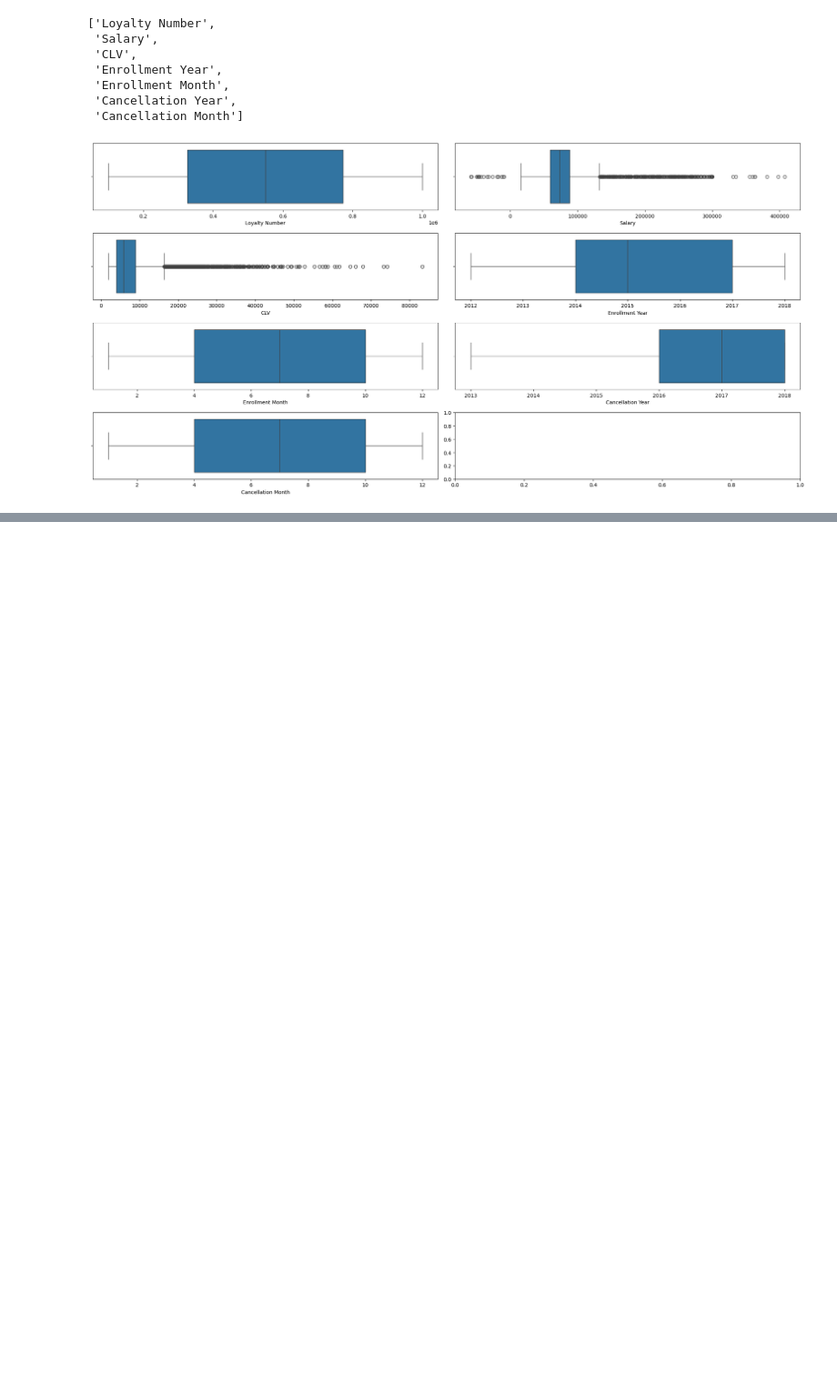
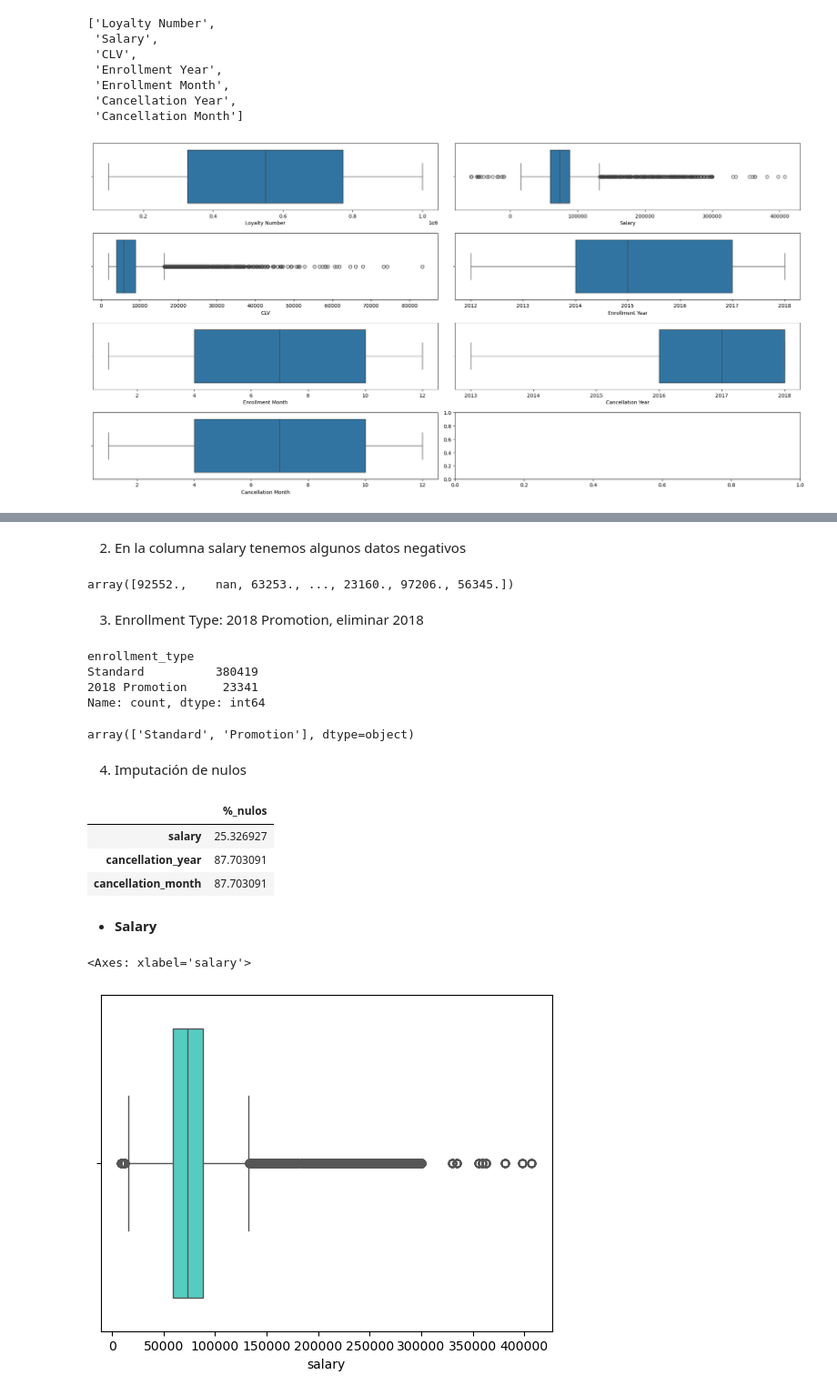
Before and after one commit to Adalab/bda-modulo-3-evaluacion-final-AndreaGonzalezG, a Jupyter notebook: Examen_mod_3.ipynb, the cells around one changed output, grey strips where cells are left out. Shown at 91% size. Cells and saved outputs as stored; diff of their text form; code cells hidden in the pictures; blank space fills up the shorter version.

Commit message:
Fase1.Limpieza e imputacion nulos

```diff
--- a/Examen_mod_3.ipynb
+++ b/Examen_mod_3.ipynb
@@ -474,0 +490,4 @@ plt.tight_layout();
+# %%
+df_cust_merg = df_cust_flight1.merge(df_cust_loyal, how='inner', on="Loyalty Number")
+
+df_cust_merg
@@ -474,0 +512,9 @@ plt.tight_layout();
+# %%
+df_cust_copy= df_cust_merg.copy()
+# %%
+# Homogeneizar nombres columnas
+nuevas_columnas = {columna: columna.strip().lower().replace(" ", "_") for columna in df_cust_copy.columns}
+df_cust_copy.rename(columns=nuevas_columnas, inplace=True)
+
+# Verificar el cambio
+print(df_cust_copy.columns)
@@ -474,0 +539,56 @@ plt.tight_layout();
+# %% [markdown]
+2. En la columna salary tenemos algunos datos negativos
+# %%
+def sustituir_negativos(df, columna):
+    df.loc[df[columna] < 0, columna] = df[columna].abs()  # selecciono solo las filas en las que el valor es negativo y lo convierto a positivo con .abs
+    return df
+
+sustituir_negativos(df_cust_copy, "salary")
+
+# Comprobamos que ya no tiene negativos
+df_cust_copy['salary'].unique()
+# %% [output]
+array([92552.,    nan, 63253., ..., 23160., 97206., 56345.])
+# %% [markdown]
+3. Enrollment Type: 2018 Promotion, eliminar 2018
+# %%
+df_cust_copy["enrollment_type"].value_counts()
+# %% [output]
+enrollment_type
+Standard          380419
+2018 Promotion     23341
+Name: count, dtype: int64
+# %%
+def eliminar_num(df, columna):
+    df[columna] = df[columna].str.replace(r"\d+\s*", "", regex=True)
+
+# Aplicamos  la función
+eliminar_num(df_cust_copy, "enrollment_type")
+
+# Verificar el cambio
+df_cust_copy["enrollment_type"].unique()
+# %% [output]
+array(['Standard', 'Promotion'], dtype=object)
+# %% [markdown]
+4. Imputación de nulos
+# %%
+nulos=['salary', 'cancellation_year', 'cancellation_month']
+
+df_nulos_numerico= pd.DataFrame((df_cust_copy[nulos].isnull().sum() / df_cust_copy[nulos].shape[0]) * 100, columns = ["%_nulos"])
+df_nulos_numerico
+# %% [output]
+|  | %_nulos |
+| salary | 25.326927 |
+| cancellation_year | 87.703091 |
+| cancellation_month | 87.703091 |
+# %% [markdown]
+- **Salary**
+# %%
+
+sns.boxplot(x="salary",
+            data=df_cust_copy,
+            width=0.8,
+            color="turquoise")
+# %% [output]
+<Axes: xlabel='salary'>
+[figure, added]
```
Also changed, not shown: parts of 27 cells of this notebook.
